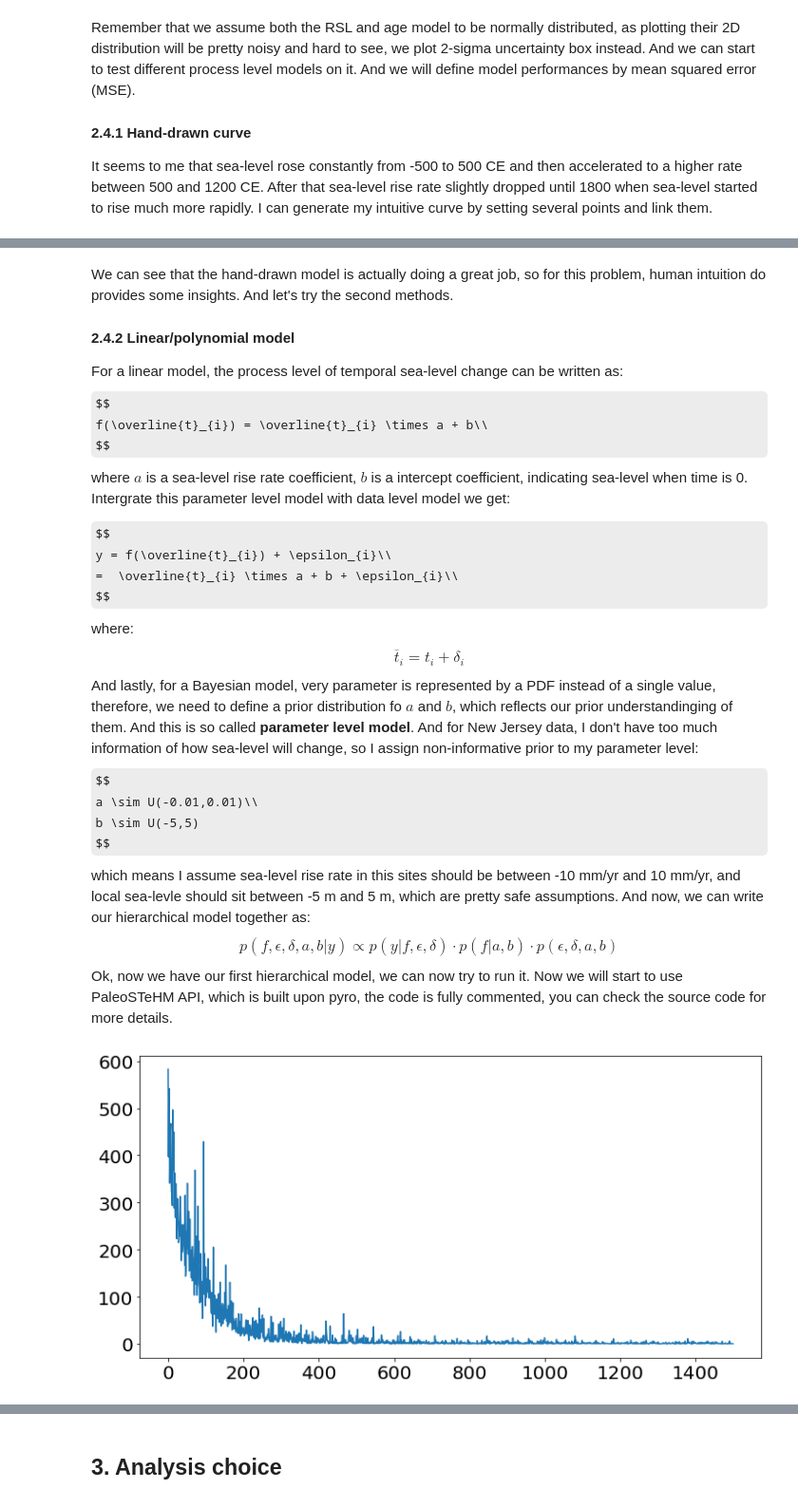
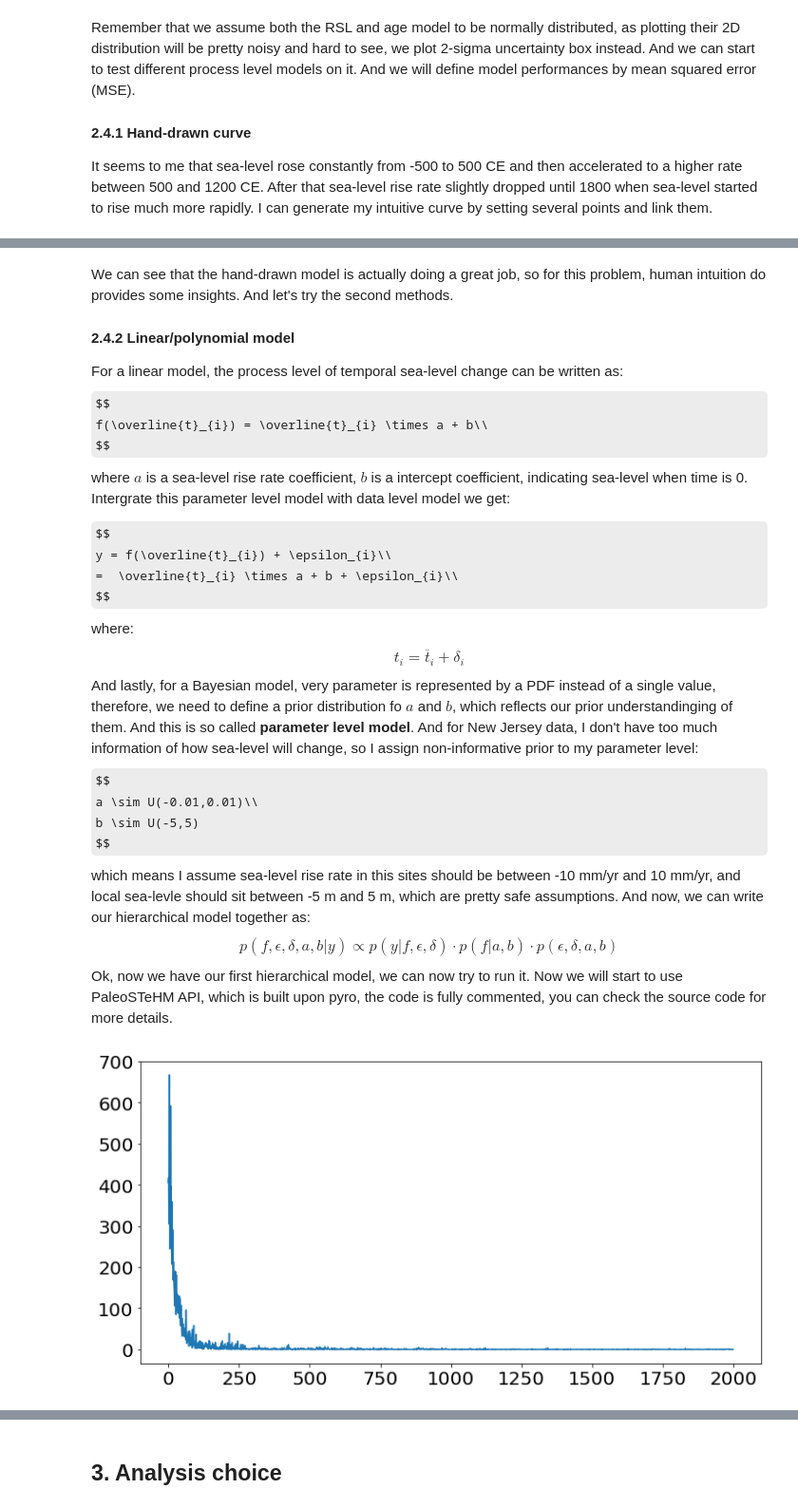
Before and after one commit to radical-collaboration/PaleoSTeHM, a Jupyter notebook: Tutorials/1. Introduction/Paleo_STeHM_intro.ipynb, the cells around one changed output, grey strips where cells are left out. Shown at 95% size. Saved outputs shown, nothing was run; the diff lists cells and outputs as text; code cells hidden in the pictures; some formulas as TeX source.

```diff
--- a/Tutorials/1. Introduction/Paleo_STeHM_intro.ipynb
+++ b/Tutorials/1. Introduction/Paleo_STeHM_intro.ipynb
@@ -381,7 +386,7 @@ y = f(\overline{t}_{i}) + \epsilon_{i}\\
 $$
 where:
 $$
-\overline{t}_{i} = t_{i} +\delta_{i}
+t_{i}  = \overline{t}_{i} +\delta_{i}
 $$
 And lastly, for a Bayesian model, very parameter is represented by a PDF instead of a single value, therefore, we need to define a prior distribution fo $a$ and $b$, which reflects our prior understandinging of them. And this is so called **parameter level model**. And for New Jersey data, I don't have too much information of how sea-level will change, so I assign non-informative prior to my parameter level:
 $$
@@ -396,18 +401,18 @@ Ok, now we have our first hierarchical model, we can now try to run it. Now we w
 # %%
 import pyro.distributions as dist
 
 #------Define the process mdoel---------
 linear_model = PSTHM.linear_model
 test_X = X[:,None] #convert X to a 2D array which is more common for pytorch models
 #-------Define parameter model---------
 intercept_prior = dist.Uniform(-5., 5.)
 coefficient_prior = dist.Uniform(-0.01,0.01)
 
-guide,losses = PSTHM.opti_pyro_mdoel(linear_model,test_X,y,x_sigma,y_sigma,intercept_prior,coefficient_prior,lr=0.01)
+guide,losses = PSTHM.opti_pyro_mdoel(linear_model,test_X,y,x_sigma,y_sigma,intercept_prior,coefficient_prior,lr=0.03)
 #-------Visualize the training loss---------
 plt.plot(losses);
 # %% [output]
-[figure, old version]
+[figure, new version]
 # %%
 #estimate the posterior distribution of the model parameters from optimized model
 pred_x = torch.tensor([-500,2023])
```
Also changed, not shown: parts of 20 cells of this notebook, 2 other files.
